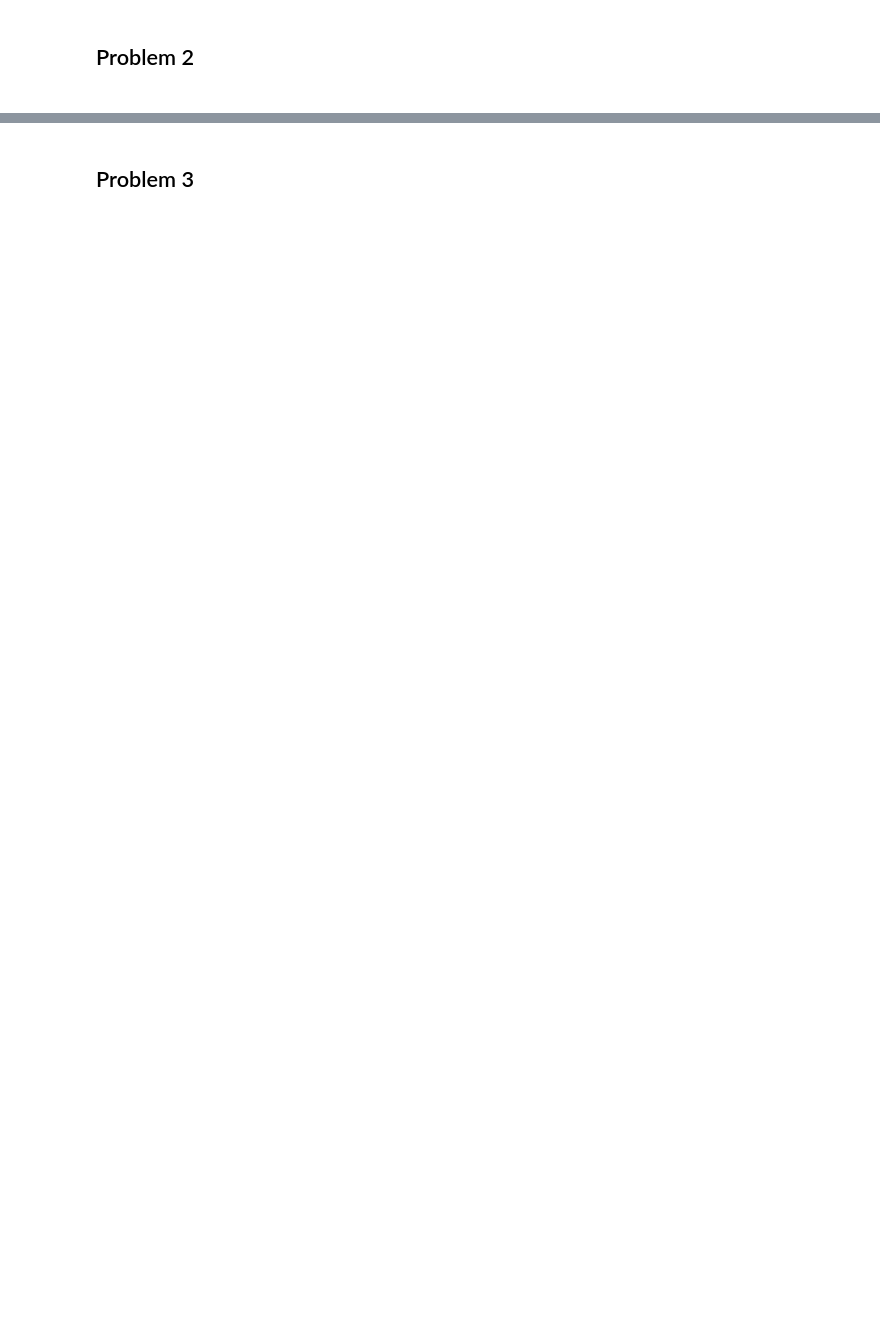
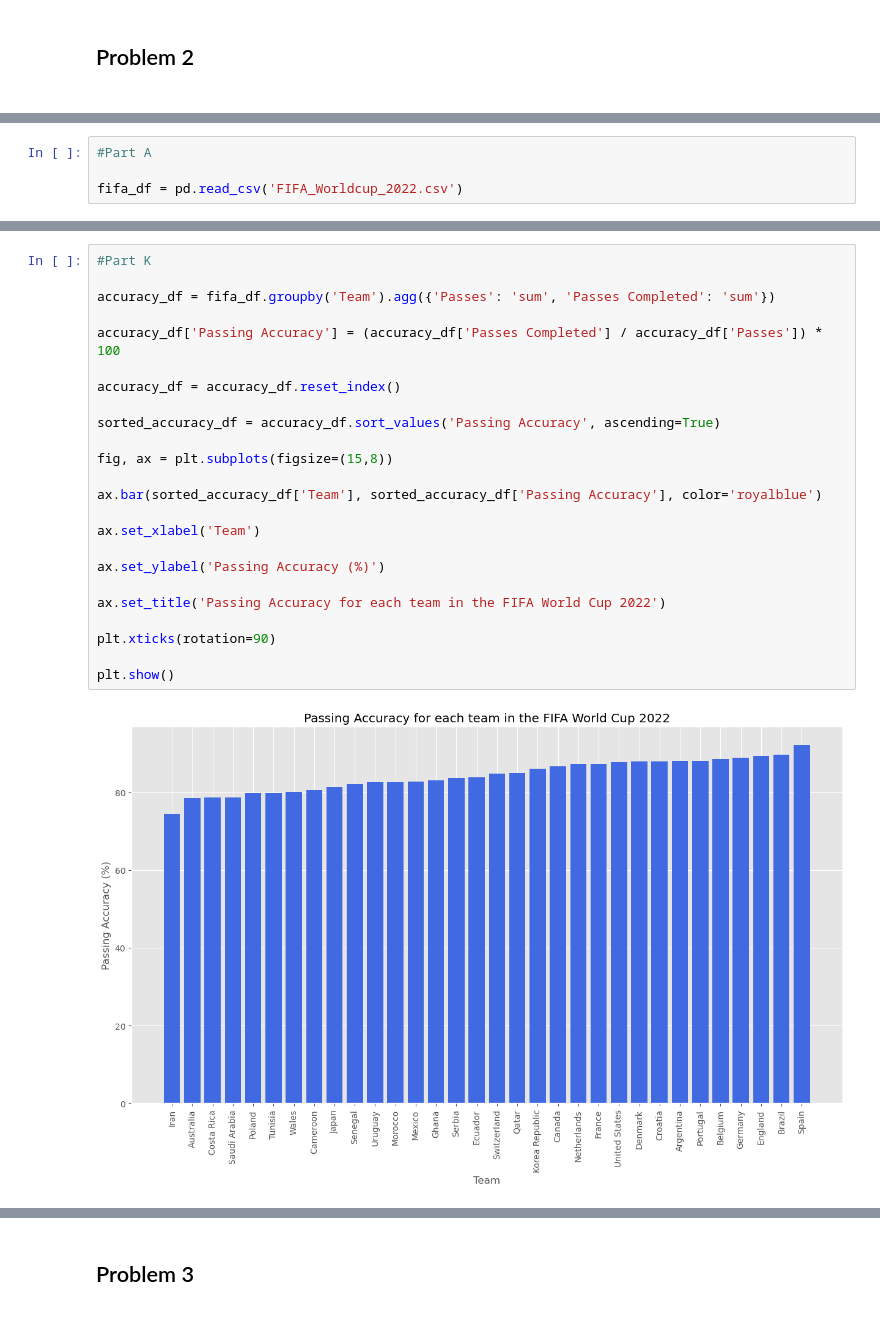
Before and after one commit to as1782/University-Projects, a Jupyter notebook: Solution_Code.ipynb, the cells around one changed output, grey strips where cells are left out. Cells and saved outputs as stored; diff of their text form; blank space fills up the shorter version.

```diff
--- a/Solution_Code.ipynb
+++ b/Solution_Code.ipynb
@@ -125,0 +215,4 @@ Output: 27
+# %%
+#Part A
+
+fifa_df = pd.read_csv('FIFA_Worldcup_2022.csv')
@@ -125,0 +406,26 @@ Output: 27
+# %%
+#Part K
+
+accuracy_df = fifa_df.groupby('Team').agg({'Passes': 'sum', 'Passes Completed': 'sum'})
+
+accuracy_df['Passing Accuracy'] = (accuracy_df['Passes Completed'] / accuracy_df['Passes']) * 100
+
+accuracy_df = accuracy_df.reset_index()
+
+sorted_accuracy_df = accuracy_df.sort_values('Passing Accuracy', ascending=True)
+
+fig, ax = plt.subplots(figsize=(15,8))
+
+ax.bar(sorted_accuracy_df['Team'], sorted_accuracy_df['Passing Accuracy'], color='royalblue')
+
+ax.set_xlabel('Team')
+
+ax.set_ylabel('Passing Accuracy (%)')
+
+ax.set_title('Passing Accuracy for each team in the FIFA World Cup 2022')
+
+plt.xticks(rotation=90)
+
+plt.show()
+# %% [output]
+[figure, added]
```
Also changed, not shown: parts of 62 cells of this notebook.
